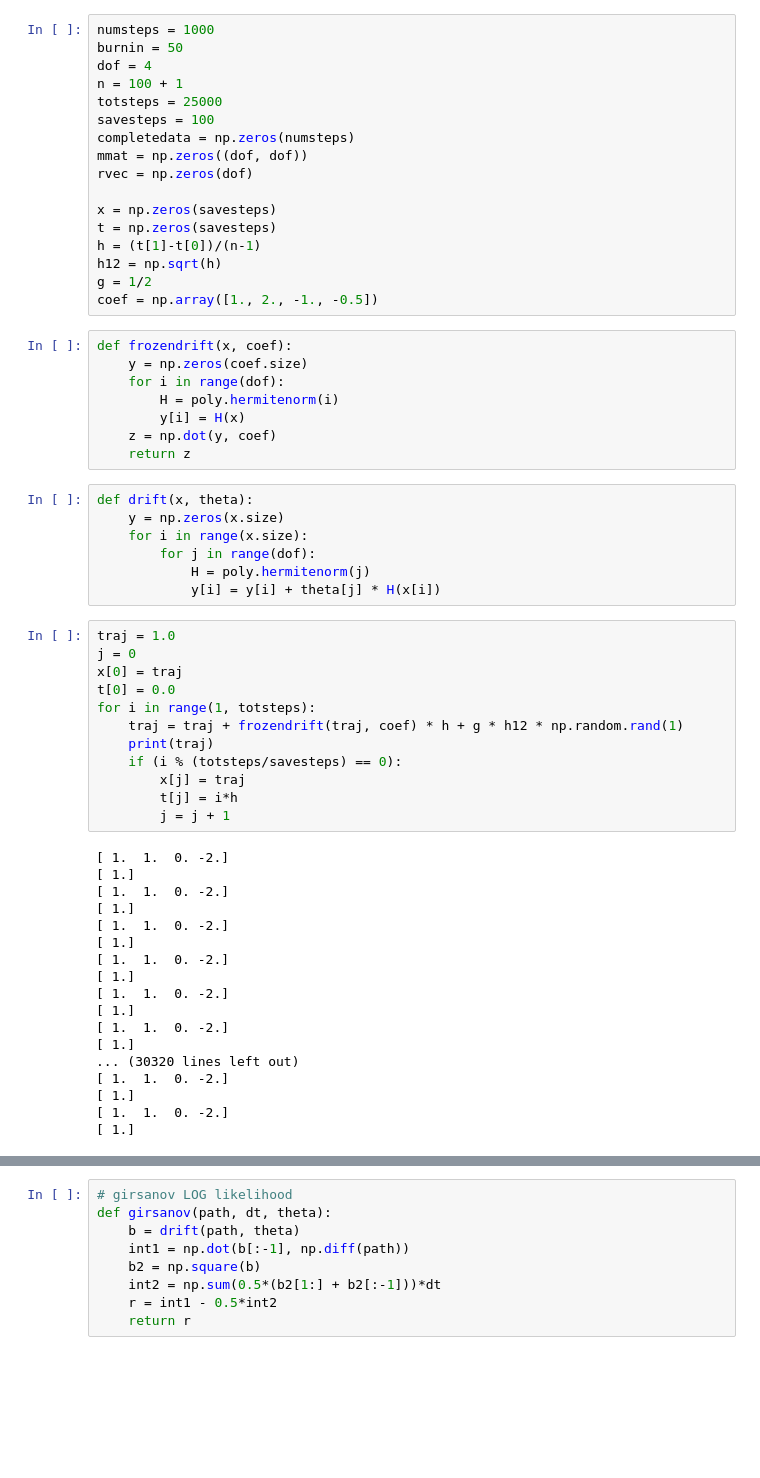
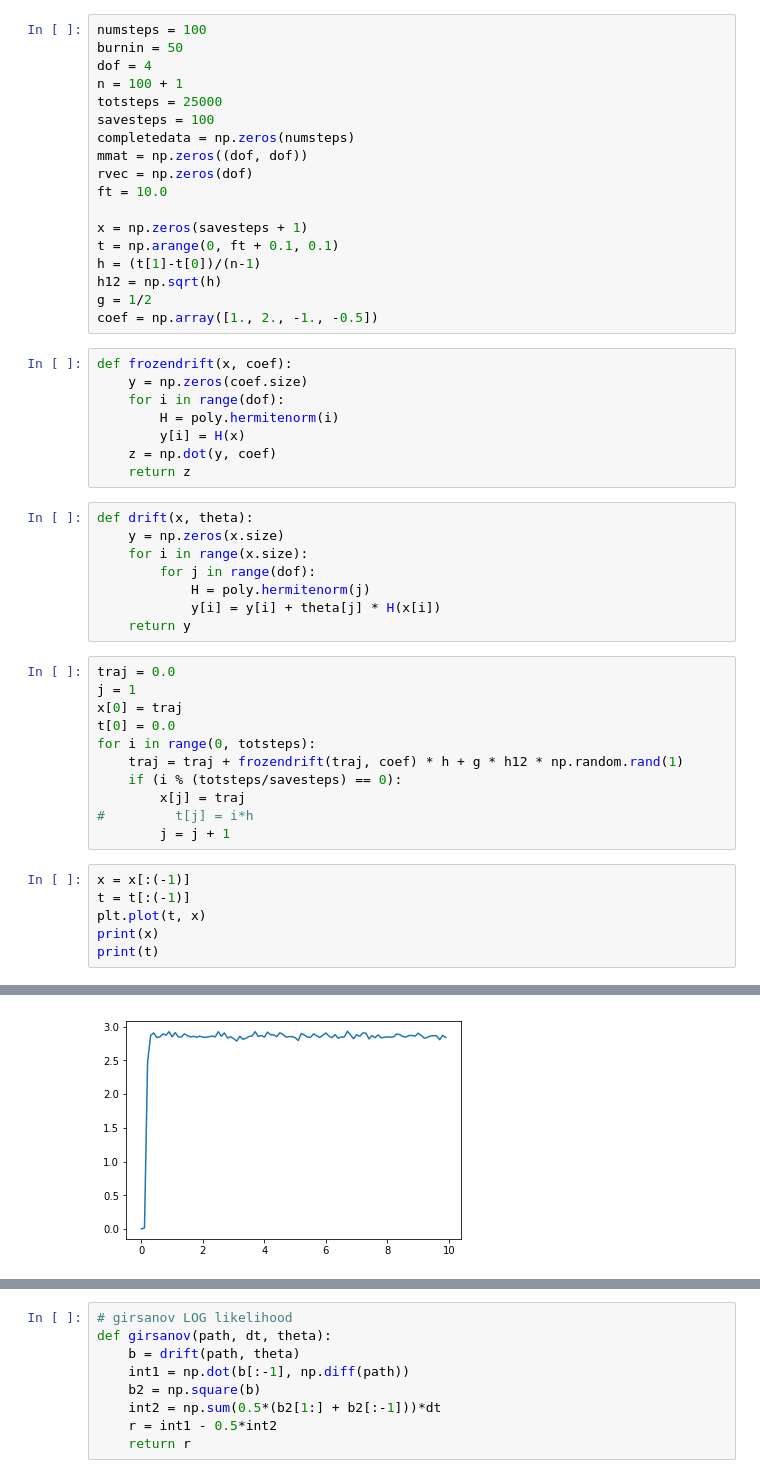
Before and after one commit to hbhat4000/pathsamp, a Jupyter notebook: newbridge/EM.ipynb, the cells around one changed output, grey strips where cells are left out. Drawn from its saved outputs; the diff is of its cells as text; blank space fills up the shorter version.

```diff
--- a/newbridge/EM.ipynb
+++ b/newbridge/EM.ipynb
@@ -4,7 +4,7 @@ import numpy as np
 from matplotlib import pyplot as plt
 import scipy.special as poly
 # %%
-numsteps = 1000
+numsteps = 100
 burnin = 50
 dof = 4
 n = 100 + 1
@@ -13,9 +13,10 @@ savesteps = 100
 completedata = np.zeros(numsteps)
 mmat = np.zeros((dof, dof))
 rvec = np.zeros(dof)
+ft = 10.0
 
-x = np.zeros(savesteps)
-t = np.zeros(savesteps)
+x = np.zeros(savesteps + 1)
+t = np.arange(0, ft + 0.1, 0.1)
 h = (t[1]-t[0])/(n-1)
 h12 = np.sqrt(h)
 g = 1/2
@@ -35,33 +36,22 @@ def drift(x, theta):
         for j in range(dof):
             H = poly.hermitenorm(j)
             y[i] = y[i] + theta[j] * H(x[i])
+    return y
 # %%
-traj = 1.0
-j = 0
+traj = 0.0
+j = 1
 x[0] = traj
 t[0] = 0.0
-for i in range(1, totsteps):
+for i in range(0, totsteps):
     traj = traj + frozendrift(traj, coef) * h + g * h12 * np.random.rand(1)
-    print(traj)
     if (i % (totsteps/savesteps) == 0):
         x[j] = traj
-        t[j] = i*h
+#         t[j] = i*h
         j = j + 1
-# %% [output]
-[ 1.  1.  0. -2.]
-[ 1.]
-[ 1.  1.  0. -2.]
-[ 1.]
-[ 1.  1.  0. -2.]
-[ 1.]
-[ 1.  1.  0. -2.]
-[ 1.]
-[ 1.  1.  0. -2.]
-[ 1.]
-[ 1.  1.  0. -2.]
-[ 1.]
-... (30320 lines left out)
-[ 1.  1.  0. -2.]
-[ 1.]
-[ 1.  1.  0. -2.]
-[ 1.]
+# %%
+x = x[:(-1)]
+t = t[:(-1)]
+plt.plot(t, x)
+print(x)
+print(t)
+# %% [output]
@@ -68,2 +75,3 @@ for i in range(1, totsteps):
+[figure, added]
 # %%
 def brownianbridge(xin, tin, h):
```
Also changed, not shown: parts of 7 cells of this notebook.
